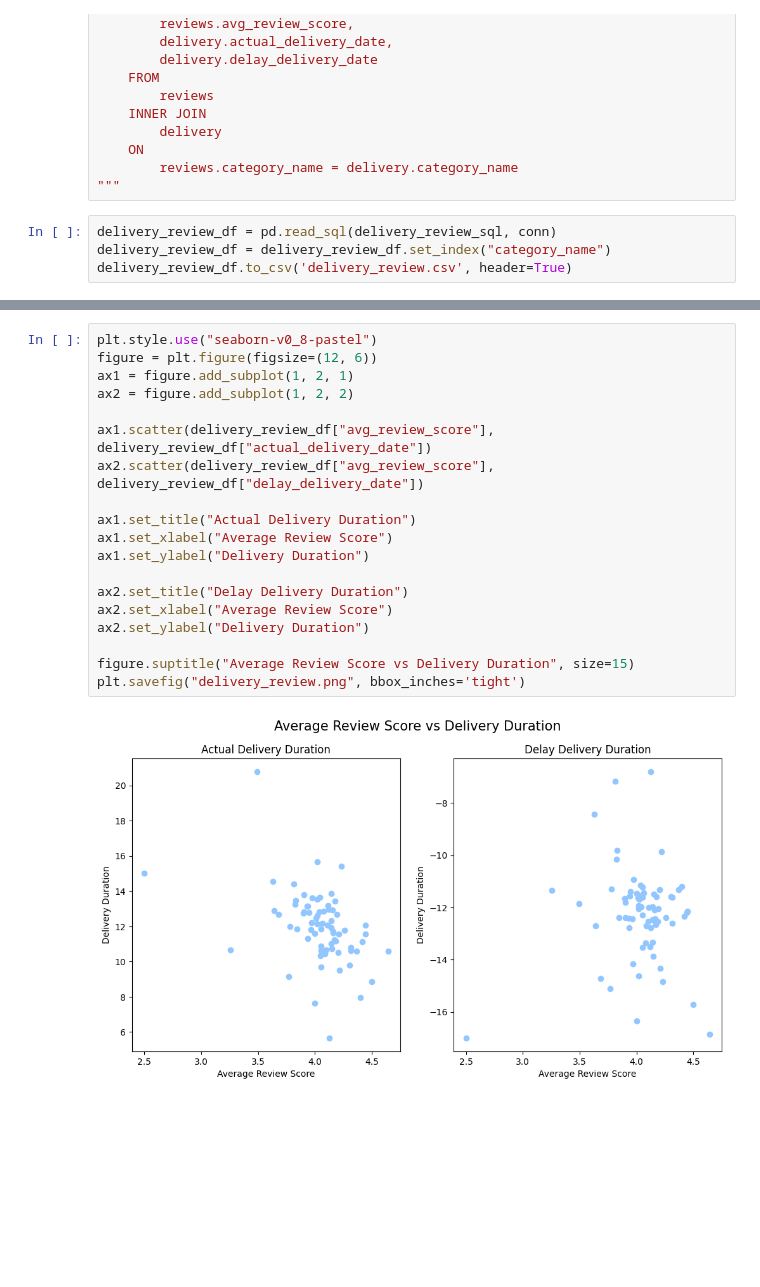
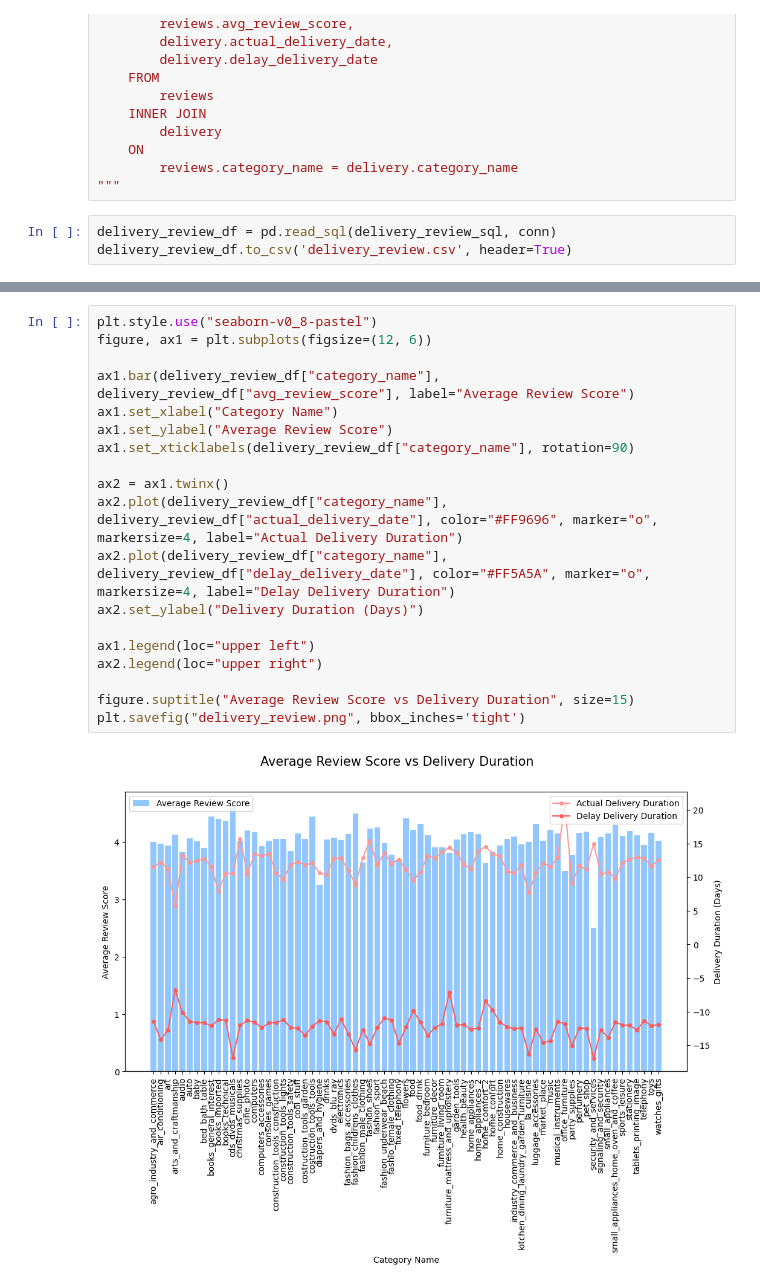
Before and after one commit to hkle2/olist_project, a Jupyter notebook: Code/delivery_review.ipynb, the cells around one changed output, grey strips where cells are left out. Saved outputs shown, nothing was run; the diff lists cells and outputs as text; blank space fills up the shorter version.

```diff
--- a/Code/delivery_review.ipynb
+++ b/Code/delivery_review.ipynb
@@ -68,7 +68,6 @@ delivery_review_sql = """
 """
 # %%
 delivery_review_df = pd.read_sql(delivery_review_sql, conn)
-delivery_review_df = delivery_review_df.set_index("category_name")
 delivery_review_df.to_csv('delivery_review.csv', header=True)
 # %%
 delivery_review_df
@@ -90,21 +88,21 @@ delivery_review_df
 # %%
 plt.style.use("seaborn-v0_8-pastel")
-figure = plt.figure(figsize=(12, 6))
-ax1 = figure.add_subplot(1, 2, 1)
-ax2 = figure.add_subplot(1, 2, 2)
+figure, ax1 = plt.subplots(figsize=(12, 6))
 
-ax1.scatter(delivery_review_df["avg_review_score"], delivery_review_df["actual_delivery_date"])
-ax2.scatter(delivery_review_df["avg_review_score"], delivery_review_df["delay_delivery_date"])
+ax1.bar(delivery_review_df["category_name"], delivery_review_df["avg_review_score"], label="Average Review Score")
+ax1.set_xlabel("Category Name")
+ax1.set_ylabel("Average Review Score")
+ax1.set_xticklabels(delivery_review_df["category_name"], rotation=90)
 
-ax1.set_title("Actual Delivery Duration")
-ax1.set_xlabel("Average Review Score")
-ax1.set_ylabel("Delivery Duration")
+ax2 = ax1.twinx()
+ax2.plot(delivery_review_df["category_name"], delivery_review_df["actual_delivery_date"], color="#FF9696", marker="o", markersize=4, label="Actual Delivery Duration")
+ax2.plot(delivery_review_df["category_name"], delivery_review_df["delay_delivery_date"], color="#FF5A5A", marker="o", markersize=4, label="Delay Delivery Duration")
+ax2.set_ylabel("Delivery Duration (Days)")
 
-ax2.set_title("Delay Delivery Duration")
-ax2.set_xlabel("Average Review Score")
-ax2.set_ylabel("Delivery Duration")
+ax1.legend(loc="upper left")
+ax2.legend(loc="upper right")
 
 figure.suptitle("Average Review Score vs Delivery Duration", size=15)
 plt.savefig("delivery_review.png", bbox_inches='tight')
 # %% [output]
-[figure, old version]
+[figure, new version]
```
Also changed, not shown: parts of 1 cell of this notebook, 12 other files.
